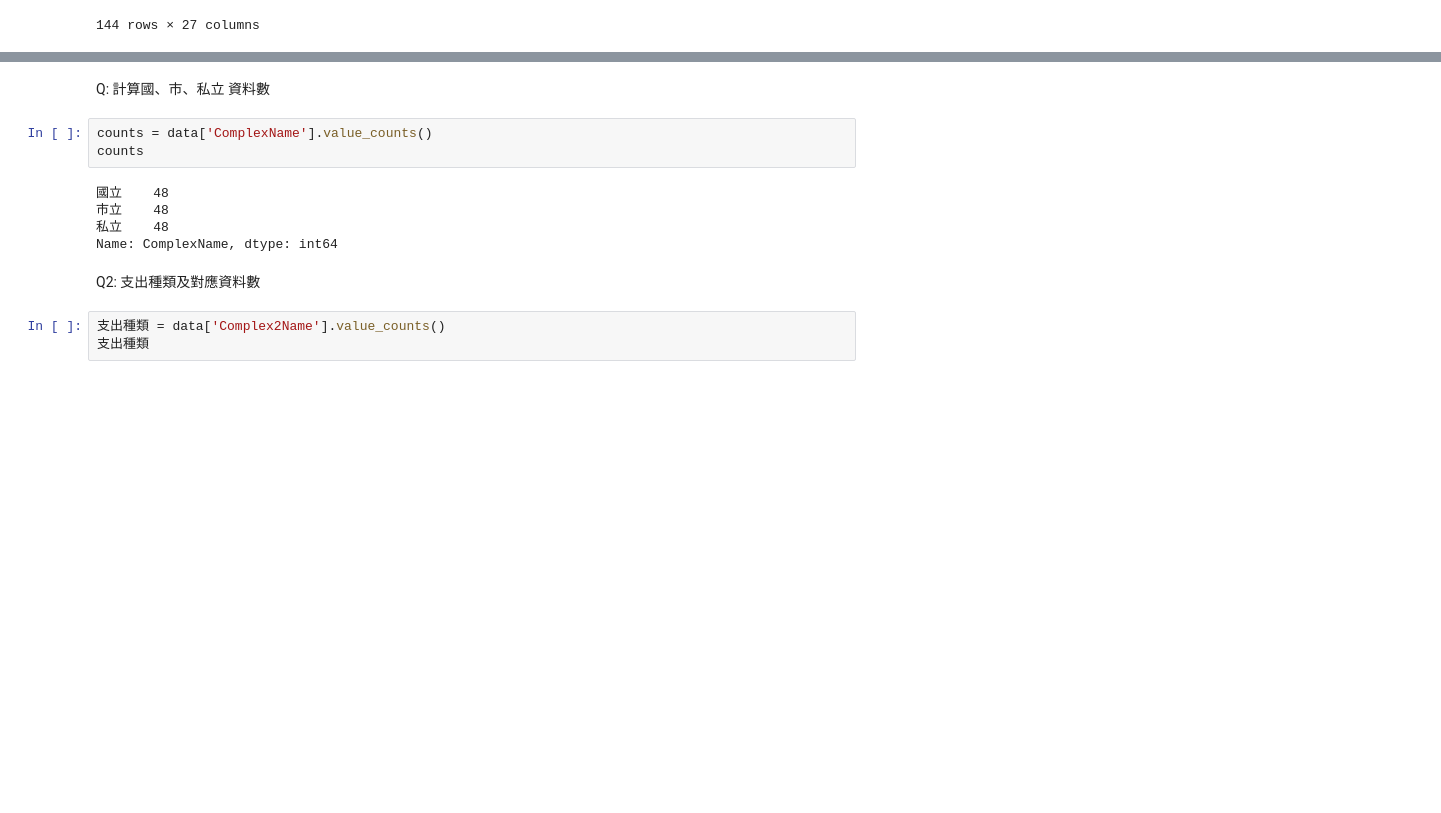
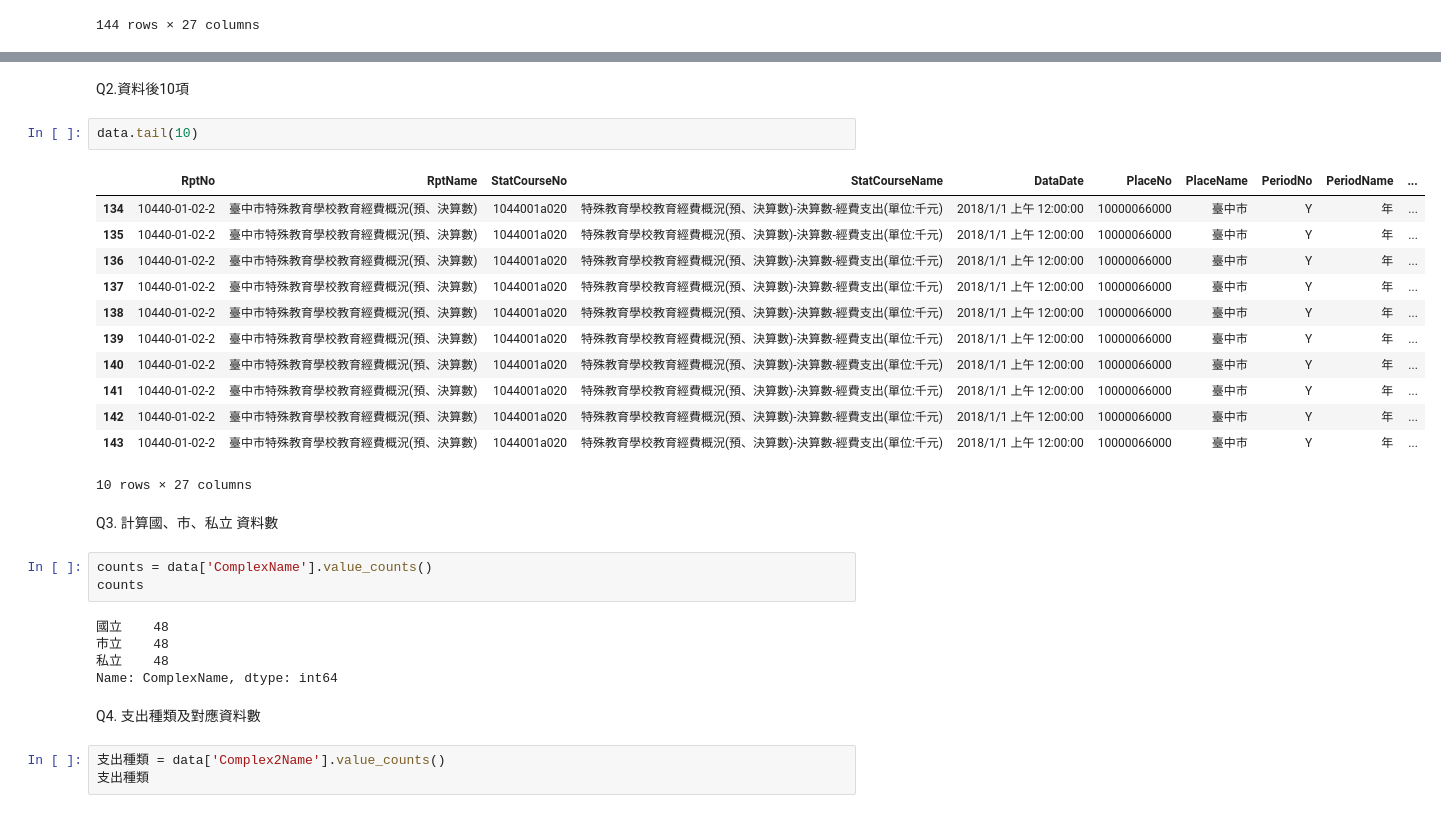
Before and after one commit to emeraldChung/LAT, a Jupyter notebook: HW1 week3.ipynb, the cells around one changed output, grey strips where cells are left out. Cells and saved outputs as stored; diff of their text form; blank space fills up the shorter version.

```diff
--- a/HW1 week3.ipynb
+++ b/HW1 week3.ipynb
@@ -27,5 +36,22 @@ data
+# %% [markdown]
+Q2.資料後10項
+# %%
+data.tail(10)
+# %% [output]
+|  | RptNo | RptName | StatCourseNo | StatCourseName | DataDate | PlaceNo | PlaceName | PeriodNo | PeriodName | ... |
+| 134 | 10440-01-02-2 | 臺中市特殊教育學校教育經費概況(預、決算數) | 1044001a020 | 特殊教育學校教育經費概況(預、決算數)-決算數-經費支出(單位:千元) | 2018/1/1 上午 12:00:00 | 10000066000 | 臺中市 | Y | 年 | ... |
+| 135 | 10440-01-02-2 | 臺中市特殊教育學校教育經費概況(預、決算數) | 1044001a020 | 特殊教育學校教育經費概況(預、決算數)-決算數-經費支出(單位:千元) | 2018/1/1 上午 12:00:00 | 10000066000 | 臺中市 | Y | 年 | ... |
+| 136 | 10440-01-02-2 | 臺中市特殊教育學校教育經費概況(預、決算數) | 1044001a020 | 特殊教育學校教育經費概況(預、決算數)-決算數-經費支出(單位:千元) | 2018/1/1 上午 12:00:00 | 10000066000 | 臺中市 | Y | 年 | ... |
+| 137 | 10440-01-02-2 | 臺中市特殊教育學校教育經費概況(預、決算數) | 1044001a020 | 特殊教育學校教育經費概況(預、決算數)-決算數-經費支出(單位:千元) | 2018/1/1 上午 12:00:00 | 10000066000 | 臺中市 | Y | 年 | ... |
+| 138 | 10440-01-02-2 | 臺中市特殊教育學校教育經費概況(預、決算數) | 1044001a020 | 特殊教育學校教育經費概況(預、決算數)-決算數-經費支出(單位:千元) | 2018/1/1 上午 12:00:00 | 10000066000 | 臺中市 | Y | 年 | ... |
+| 139 | 10440-01-02-2 | 臺中市特殊教育學校教育經費概況(預、決算數) | 1044001a020 | 特殊教育學校教育經費概況(預、決算數)-決算數-經費支出(單位:千元) | 2018/1/1 上午 12:00:00 | 10000066000 | 臺中市 | Y | 年 | ... |
+| 140 | 10440-01-02-2 | 臺中市特殊教育學校教育經費概況(預、決算數) | 1044001a020 | 特殊教育學校教育經費概況(預、決算數)-決算數-經費支出(單位:千元) | 2018/1/1 上午 12:00:00 | 10000066000 | 臺中市 | Y | 年 | ... |
+| 141 | 10440-01-02-2 | 臺中市特殊教育學校教育經費概況(預、決算數) | 1044001a020 | 特殊教育學校教育經費概況(預、決算數)-決算數-經費支出(單位:千元) | 2018/1/1 上午 12:00:00 | 10000066000 | 臺中市 | Y | 年 | ... |
+| 142 | 10440-01-02-2 | 臺中市特殊教育學校教育經費概況(預、決算數) | 1044001a020 | 特殊教育學校教育經費概況(預、決算數)-決算數-經費支出(單位:千元) | 2018/1/1 上午 12:00:00 | 10000066000 | 臺中市 | Y | 年 | ... |
+| 143 | 10440-01-02-2 | 臺中市特殊教育學校教育經費概況(預、決算數) | 1044001a020 | 特殊教育學校教育經費概況(預、決算數)-決算數-經費支出(單位:千元) | 2018/1/1 上午 12:00:00 | 10000066000 | 臺中市 | Y | 年 | ... |
+10 rows × 27 columns
 # %% [markdown]
-Q: 計算國、市、私立 資料數
+Q3. 計算國、市、私立 資料數
 # %%
 counts = data['ComplexName'].value_counts()
 counts
@@ -35,7 +61,7 @@ counts
 私立    48
 Name: ComplexName, dtype: int64
 # %% [markdown]
-Q2: 支出種類及對應資料數
+Q4. 支出種類及對應資料數
 # %%
 支出種類 = data['Complex2Name'].value_counts()
 支出種類
```
Also changed, not shown: parts of 6 cells of this notebook.
